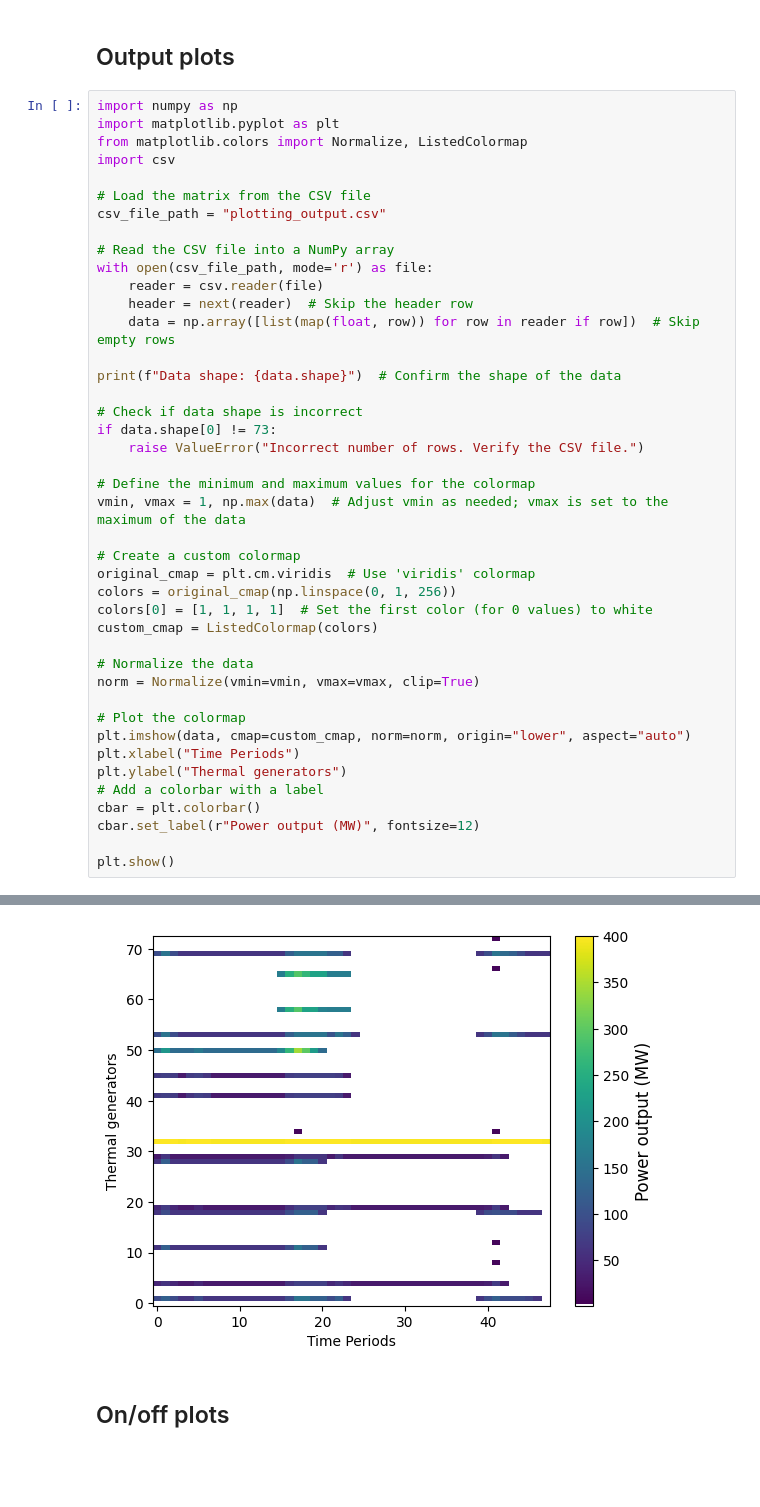
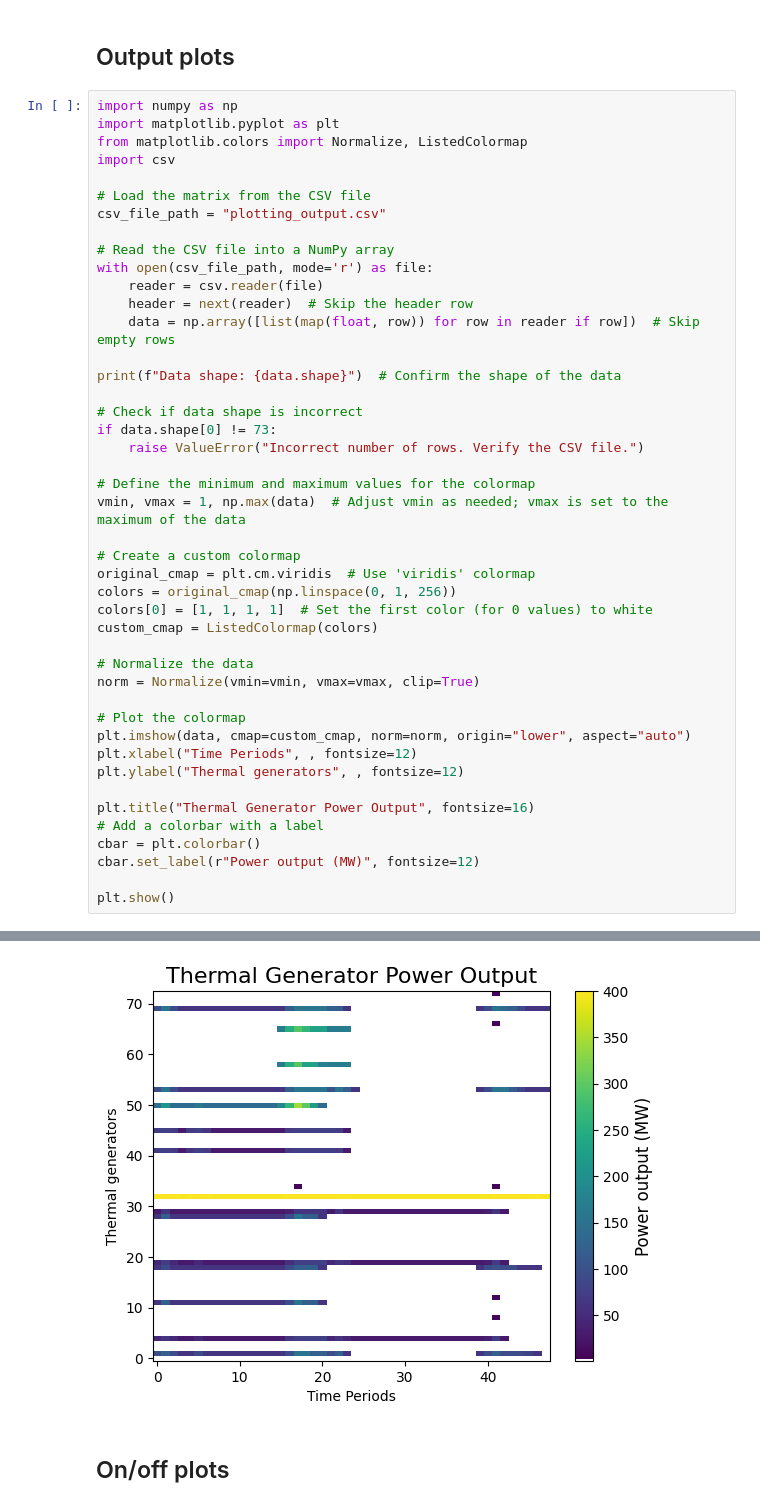
Before and after one commit to Henrikidsal/Prosjektoppgave, a Jupyter notebook: plots_show.ipynb, the cells around one changed output, grey strips where cells are left out. Cells and saved outputs as stored; diff of their text form; blank space fills up the shorter version.

```diff
--- a/plots_show.ipynb
+++ b/plots_show.ipynb
@@ -1041,36 +1038,38 @@ with open(csv_file_path, mode='r') as file:
     header = next(reader)  # Skip the header row
     data = np.array([list(map(float, row)) for row in reader if row])  # Skip empty rows
 
 print(f"Data shape: {data.shape}")  # Confirm the shape of the data
 
 # Check if data shape is incorrect
 if data.shape[0] != 73:
     raise ValueError("Incorrect number of rows. Verify the CSV file.")
 
 # Define the minimum and maximum values for the colormap
 vmin, vmax = 1, np.max(data)  # Adjust vmin as needed; vmax is set to the maximum of the data
 
 # Create a custom colormap
 original_cmap = plt.cm.viridis  # Use 'viridis' colormap
 colors = original_cmap(np.linspace(0, 1, 256))
 colors[0] = [1, 1, 1, 1]  # Set the first color (for 0 values) to white
 custom_cmap = ListedColormap(colors)
 
 # Normalize the data
 norm = Normalize(vmin=vmin, vmax=vmax, clip=True)
 
 # Plot the colormap
 plt.imshow(data, cmap=custom_cmap, norm=norm, origin="lower", aspect="auto")
-plt.xlabel("Time Periods")
-plt.ylabel("Thermal generators")
+plt.xlabel("Time Periods", , fontsize=12)
+plt.ylabel("Thermal generators", , fontsize=12)
+
+plt.title("Thermal Generator Power Output", fontsize=16)
 # Add a colorbar with a label
 cbar = plt.colorbar()
 cbar.set_label(r"Power output (MW)", fontsize=12)
 
 plt.show()
 # %% [output]
 Data shape: (73, 48)
-[figure, old version]
+[figure, new version]
 # %% [markdown]
 ## On/off plots
 # %%
```
Also changed, not shown: parts of 4 cells of this notebook, 6 other files.
